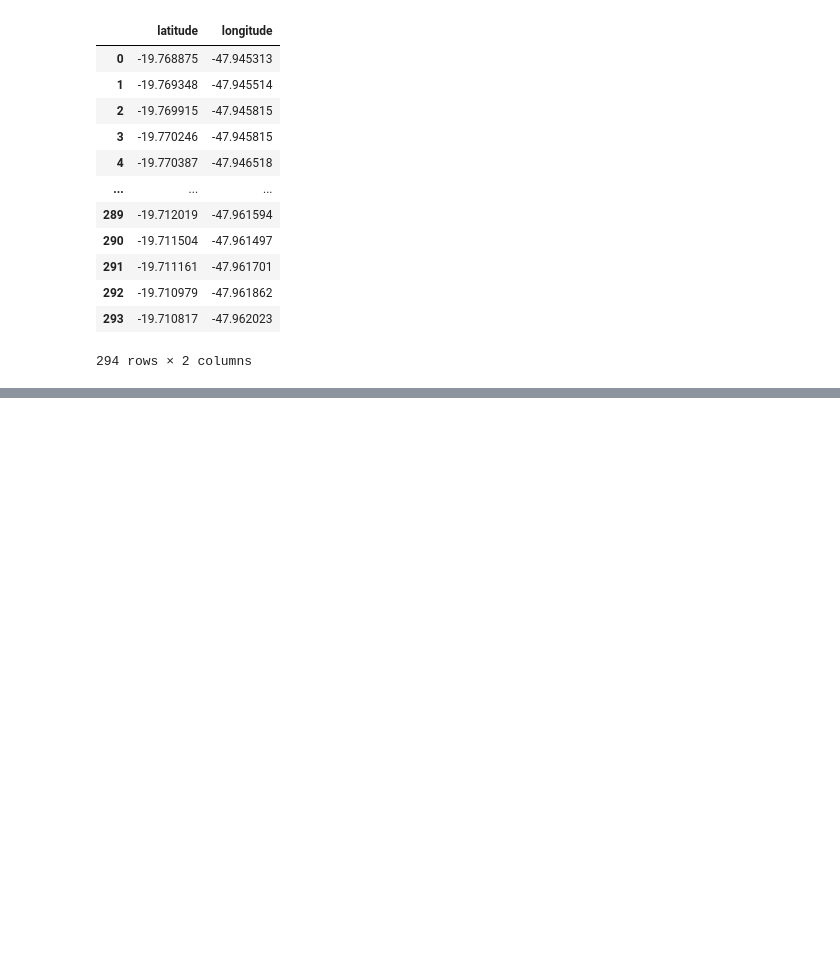
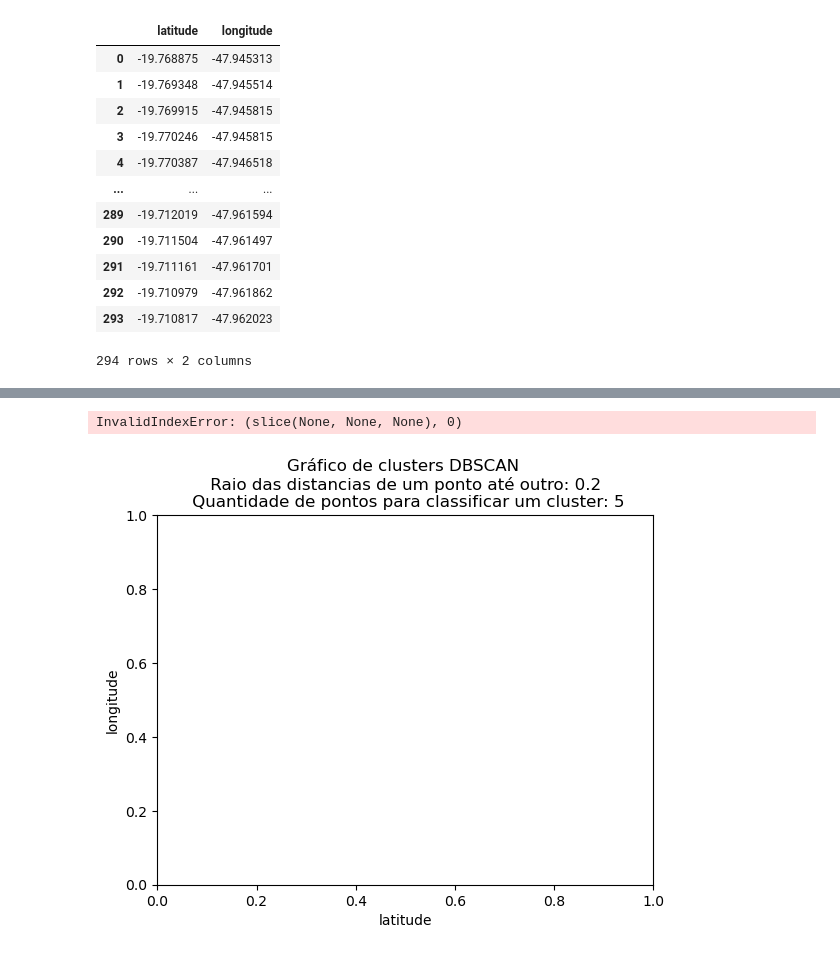
Before and after one commit to Miguelmdcc/IC_RPI_2, a Jupyter notebook: code/main.ipynb, the cells around one changed output, grey strips where cells are left out. Drawn from its saved outputs; the diff is of its cells as text; code cells hidden in the pictures; blank space fills up the shorter version.

```diff
--- a/code/main.ipynb
+++ b/code/main.ipynb
@@ -98,0 +74,19 @@ plt.show()
+# %%
+dbscan_routes = DBSCAN(eps = raio,min_samples=minimo_pontos)
+dbscan_fit_routes = dbscan_routes.fit(rotas_p)
+rotulos_routes = dbscan_fit_routes.labels_ #Array constituido por -1 significa que ele não conseguiu identificar os klusters
+
+# Visualizar os clusters DBSCAN
+plt.xlabel('latitude')
+plt.ylabel('longitude')
+plt.title('Gráfico de clusters DBSCAN \n Raio das distancias de um ponto até outro: 0.2 \n Quantidade de pontos para classificar um cluster: 5')
+plt.scatter(routes_normalized[:,0],routes_normalized[:,1],c = rotulos_routes)
+ruidos = []
+for index, labels in enumerate(rotulos_routes):
+    if labels == -1:
+        ruidos.append(index)
+        plt.scatter(routes_normalized[index,:][0],routes_normalized[index,:][1],marker='x',color='red',s=100)
+plt.show()
+# %% [output]
+InvalidIndexError: (slice(None, None, None), 0)
+[figure, added]
```
Also changed, not shown: parts of 11 cells of this notebook.
